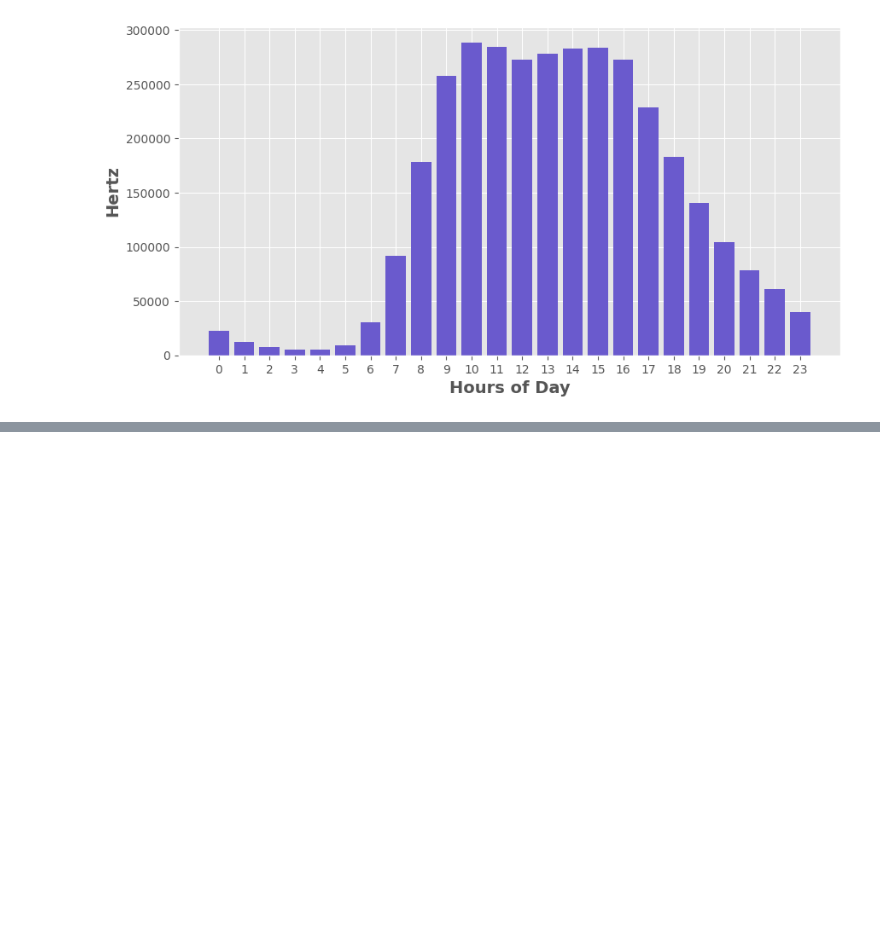
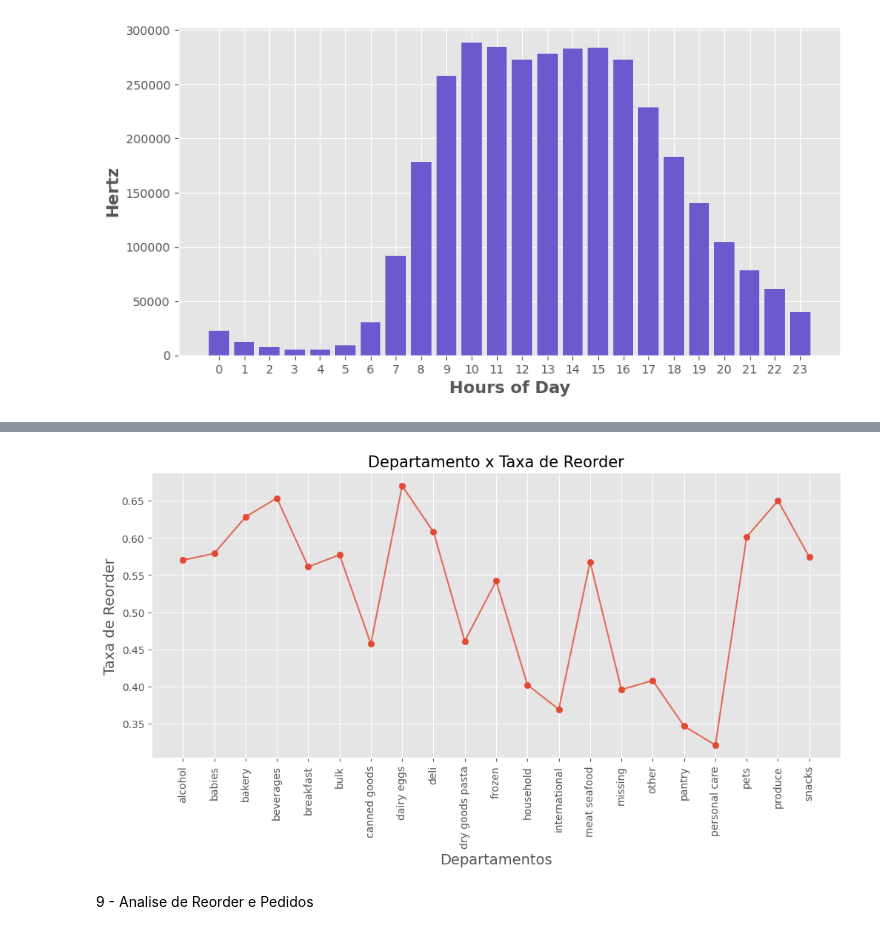
Before and after one commit to Lopes-debug/Data_Analysis_6_py, a Jupyter notebook: project_06.ipynb, the cells around one changed output, grey strips where cells are left out. Drawn from its saved outputs; the diff is of its cells as text; code cells hidden in the pictures; blank space fills up the shorter version.

```diff
--- a/project_06.ipynb
+++ b/project_06.ipynb
@@ -150,0 +194,3 @@ plt.show()
+# %%
+dep_reor = prod_prior.groupby('department')['reordered'].agg('mean').reset_index()
+dep_reor.head()
@@ -150,0 +204,13 @@ plt.show()
+# %%
+plt.figure(figsize=(12,5))
+plt.plot(list(dep_reor['department']),dep_reor['reordered'].values, alpha=0.8)
+plt.scatter(list(dep_reor['department']), dep_reor['reordered'].values)
+plt.xlabel('Departamentos', fontsize=14)
+plt.ylabel('Taxa de Reorder', fontsize=14)
+plt.title('Departamento x Taxa de Reorder', fontsize=15)
+plt.xticks(rotation='vertical')
+plt.show()
+# %% [output]
+[figure, added]
+# %% [markdown]
+9 - Analise de Reorder e Pedidos
```
Also changed, not shown: parts of 48 cells of this notebook.
